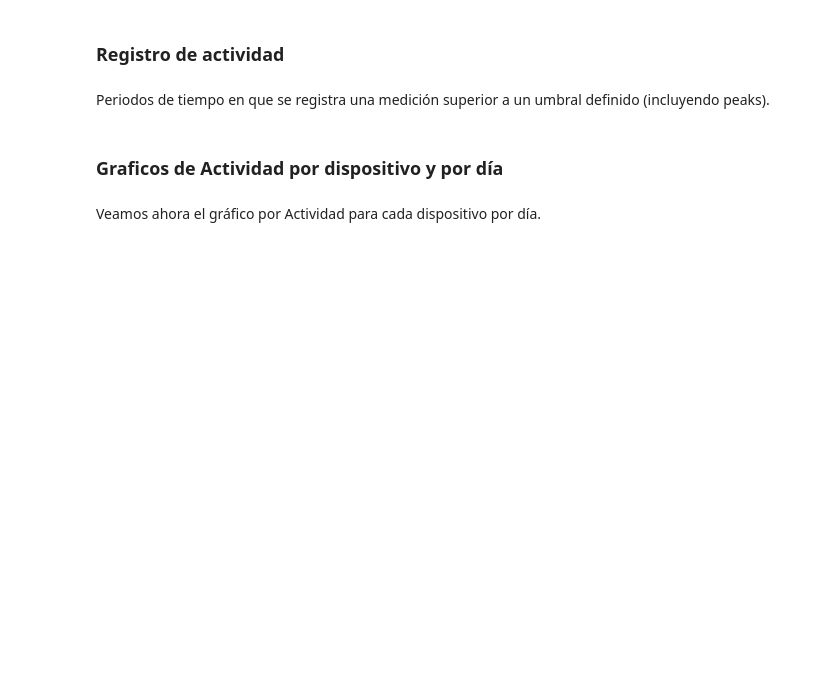
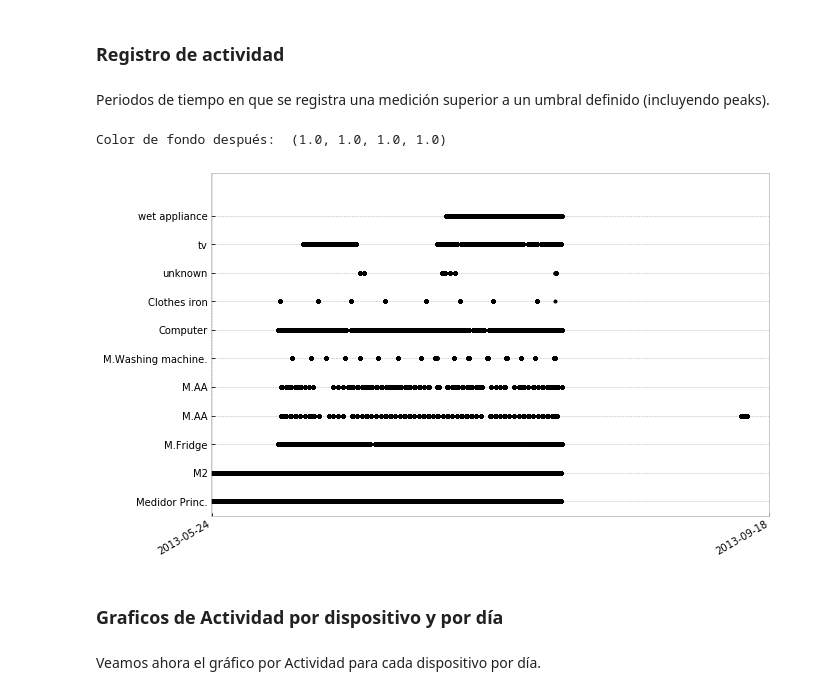
Before and after one commit to crn565/NILMTK_ozm_vs_iawe, a Jupyter notebook: 3.- ANALISIS Y ESTADISTICAS.ipynb, the cells around one changed output. Cells and saved outputs as stored; diff of their text form; code cells hidden in the pictures; blank space fills up the shorter version.

```diff
--- a/3.- ANALISIS Y ESTADISTICAS.ipynb
+++ b/3.- ANALISIS Y ESTADISTICAS.ipynb
@@ -252,22 +252,30 @@ Calculating dropout_rate for ElecMeterID(instance=12, building=1, dataset='iAWE'
 ### Registro de actividad
 # %% [markdown]
 Periodos de tiempo en que se registra una medición superior a un umbral definido (incluyendo peaks).
+# %%
+ labels = pd.DataFrame({'Instances': list(range(1,13)),
+                       'Meters': ['Medidor Princ.','M2', 'M.Fridge', 'M.AA', 'M.AA', 'M.Washing machine.','Computer','Clothes iron','unknown','tv','wet appliance','motor']})
+Meters={}
+for x in range(len(labels)): Meters[elec[x+1]]=labels['Meters'][x]
 # %%
 rcParams['figure.figsize'] = (10, 7)
 
 Devices=elec.select(instance=[1,2,3,4,5,6,7,8,9,10,11]) #MeterGroup de dispositivos
 ax=Devices.plot_when_on(on_power_threshold=10) #umbral de 80 W
 
 #etiquetas
-ax.set_yticklabels(list(Meters.values())[0:6])
+ax.set_yticklabels(list(Meters.values())[0:11])
 ax.set(xticks=days)
 
 #guarda gráfico
 plt.savefig('./data/images/2.10_On_power1.pdf', bbox_inches='tight', transparent=True)
 plt.savefig('./data/images/2.10_On_power1.png', bbox_inches='tight', transparent=True, dpi=1200)
 #formatos savefig: eps, pdf, pgf, png, ps, raw, rgba, svg, svgz, evitar guardar .svg por el tamaño del archivo (50Mb)
 plt.show()
 pass
+# %% [output]
+Color de fondo después:  (1.0, 1.0, 1.0, 1.0)
+[figure, added]
 # %% [markdown]
 ### Graficos de Actividad por dispositivo y por día
 # %% [markdown]
```
Also changed, not shown: parts of 6 cells of this notebook, 2 other files.
